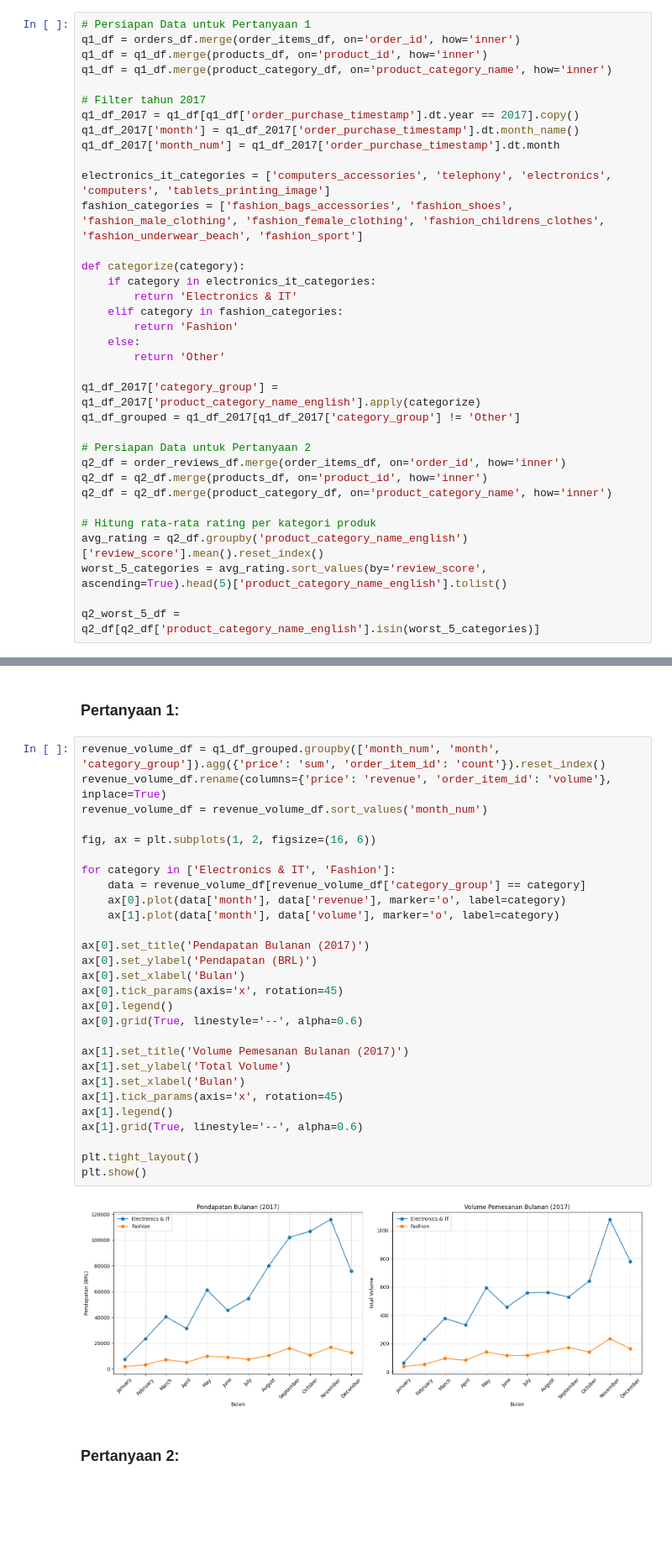
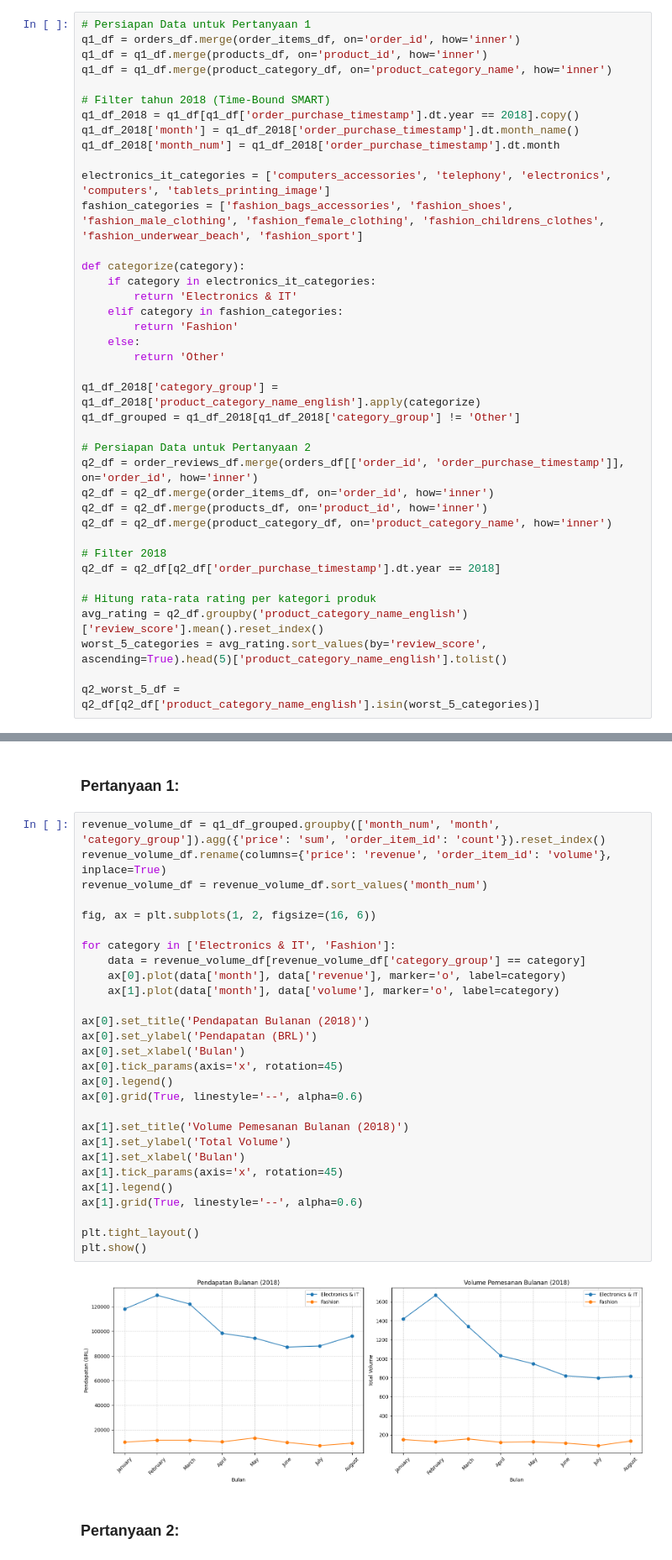
Before and after one commit to fikranaufal/Analisis_Data_Submission, a Jupyter notebook: Proyek_Analisis_Data.ipynb, the cells around one changed output, grey strips where cells are left out. Shown at 84% size. Saved outputs shown, nothing was run; the diff lists cells and outputs as text; blank space fills up the shorter version.

```diff
--- a/Proyek_Analisis_Data.ipynb
+++ b/Proyek_Analisis_Data.ipynb
@@ -143,10 +157,10 @@ q1_df = orders_df.merge(order_items_df, on='order_id', how='inner')
 q1_df = q1_df.merge(products_df, on='product_id', how='inner')
 q1_df = q1_df.merge(product_category_df, on='product_category_name', how='inner')
 
-# Filter tahun 2017
-q1_df_2017 = q1_df[q1_df['order_purchase_timestamp'].dt.year == 2017].copy()
-q1_df_2017['month'] = q1_df_2017['order_purchase_timestamp'].dt.month_name()
-q1_df_2017['month_num'] = q1_df_2017['order_purchase_timestamp'].dt.month
+# Filter tahun 2018 (Time-Bound SMART)
+q1_df_2018 = q1_df[q1_df['order_purchase_timestamp'].dt.year == 2018].copy()
+q1_df_2018['month'] = q1_df_2018['order_purchase_timestamp'].dt.month_name()
+q1_df_2018['month_num'] = q1_df_2018['order_purchase_timestamp'].dt.month
 
 electronics_it_categories = ['computers_accessories', 'telephony', 'electronics', 'computers', 'tablets_printing_image']
 fashion_categories = ['fashion_bags_accessories', 'fashion_shoes', 'fashion_male_clothing', 'fashion_female_clothing', 'fashion_childrens_clothes', 'fashion_underwear_beach', 'fashion_sport']
@@ -159,13 +173,17 @@ def categorize(category):
     else:
         return 'Other'
 
-q1_df_2017['category_group'] = q1_df_2017['product_category_name_english'].apply(categorize)
-q1_df_grouped = q1_df_2017[q1_df_2017['category_group'] != 'Other']
+q1_df_2018['category_group'] = q1_df_2018['product_category_name_english'].apply(categorize)
+q1_df_grouped = q1_df_2018[q1_df_2018['category_group'] != 'Other']
 
 # Persiapan Data untuk Pertanyaan 2
-q2_df = order_reviews_df.merge(order_items_df, on='order_id', how='inner')
+q2_df = order_reviews_df.merge(orders_df[['order_id', 'order_purchase_timestamp']], on='order_id', how='inner')
+q2_df = q2_df.merge(order_items_df, on='order_id', how='inner')
 q2_df = q2_df.merge(products_df, on='product_id', how='inner')
 q2_df = q2_df.merge(product_category_df, on='product_category_name', how='inner')
+
+# Filter 2018
+q2_df = q2_df[q2_df['order_purchase_timestamp'].dt.year == 2018]
 
 # Hitung rata-rata rating per kategori produk
 avg_rating = q2_df.groupby('product_category_name_english')['review_score'].mean().reset_index()
@@ -183,33 +265,33 @@ q2_worst_5_df = q2_df[q2_df['product_category_name_english'].isin(worst_5_catego
 # %%
 revenue_volume_df = q1_df_grouped.groupby(['month_num', 'month', 'category_group']).agg({'price': 'sum', 'order_item_id': 'count'}).reset_index()
 revenue_volume_df.rename(columns={'price': 'revenue', 'order_item_id': 'volume'}, inplace=True)
 revenue_volume_df = revenue_volume_df.sort_values('month_num')
 
 fig, ax = plt.subplots(1, 2, figsize=(16, 6))
 
 for category in ['Electronics & IT', 'Fashion']:
     data = revenue_volume_df[revenue_volume_df['category_group'] == category]
     ax[0].plot(data['month'], data['revenue'], marker='o', label=category)
     ax[1].plot(data['month'], data['volume'], marker='o', label=category)
 
-ax[0].set_title('Pendapatan Bulanan (2017)')
+ax[0].set_title('Pendapatan Bulanan (2018)')
 ax[0].set_ylabel('Pendapatan (BRL)')
 ax[0].set_xlabel('Bulan')
 ax[0].tick_params(axis='x', rotation=45)
 ax[0].legend()
 ax[0].grid(True, linestyle='--', alpha=0.6)
 
-ax[1].set_title('Volume Pemesanan Bulanan (2017)')
+ax[1].set_title('Volume Pemesanan Bulanan (2018)')
 ax[1].set_ylabel('Total Volume')
 ax[1].set_xlabel('Bulan')
 ax[1].tick_params(axis='x', rotation=45)
 ax[1].legend()
 ax[1].grid(True, linestyle='--', alpha=0.6)
 
 plt.tight_layout()
 plt.show()
 # %% [output]
-[figure, old version]
+[figure, new version]
 # %% [markdown]
 ### Pertanyaan 2:
 # %%
```
Also changed, not shown: parts of 11 cells of this notebook, 5 other files.
